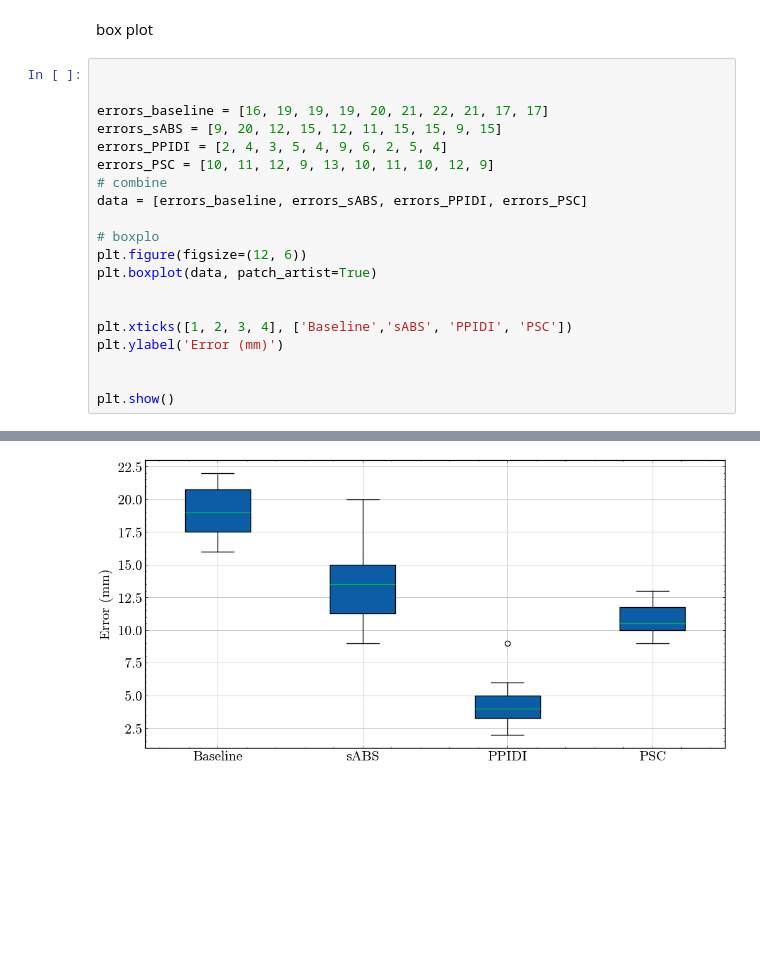
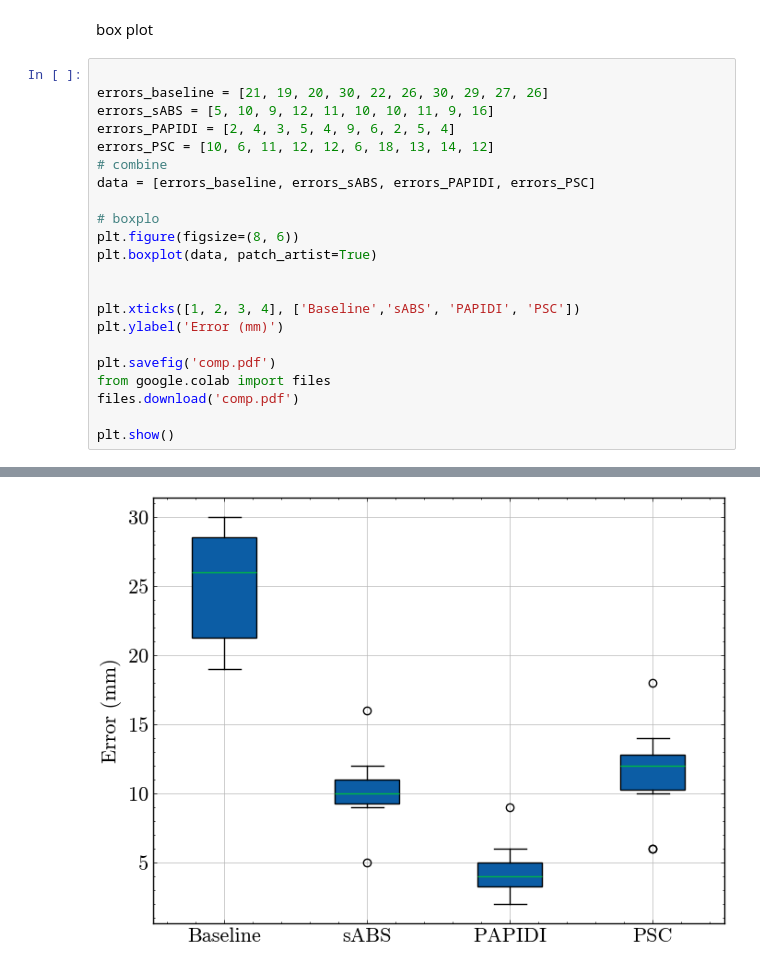
Before and after one commit to addaia/PHREDO, a Jupyter notebook: plotter.ipynb, the cells around one changed output, grey strips where cells are left out. Saved outputs shown, nothing was run; the diff lists cells and outputs as text; blank space fills up the shorter version.

```diff
--- a/plotter.ipynb
+++ b/plotter.ipynb
@@ -449,22 +848,24 @@ plt.show()
 box plot
 # %%
 
-
-errors_baseline = [16, 19, 19, 19, 20, 21, 22, 21, 17, 17]
-errors_sABS = [9, 20, 12, 15, 12, 11, 15, 15, 9, 15]
-errors_PPIDI = [2, 4, 3, 5, 4, 9, 6, 2, 5, 4]
-errors_PSC = [10, 11, 12, 9, 13, 10, 11, 10, 12, 9]
+errors_baseline = [21, 19, 20, 30, 22, 26, 30, 29, 27, 26]
+errors_sABS = [5, 10, 9, 12, 11, 10, 10, 11, 9, 16]
+errors_PAPIDI = [2, 4, 3, 5, 4, 9, 6, 2, 5, 4]
+errors_PSC = [10, 6, 11, 12, 12, 6, 18, 13, 14, 12]
 # combine
-data = [errors_baseline, errors_sABS, errors_PPIDI, errors_PSC]
+data = [errors_baseline, errors_sABS, errors_PAPIDI, errors_PSC]
 
 # boxplo
-plt.figure(figsize=(12, 6))
+plt.figure(figsize=(8, 6))
 plt.boxplot(data, patch_artist=True)
 
 
-plt.xticks([1, 2, 3, 4], ['Baseline','sABS', 'PPIDI', 'PSC'])
+plt.xticks([1, 2, 3, 4], ['Baseline','sABS', 'PAPIDI', 'PSC'])
 plt.ylabel('Error (mm)')
 
+plt.savefig('comp.pdf')
+from google.colab import files
+files.download('comp.pdf')
 
 plt.show()
 # %% [output]
@@ -471 +874 @@ plt.show()
-[figure, old version]
+[figure, new version]
```
Also changed, not shown: parts of 5 cells of this notebook.
